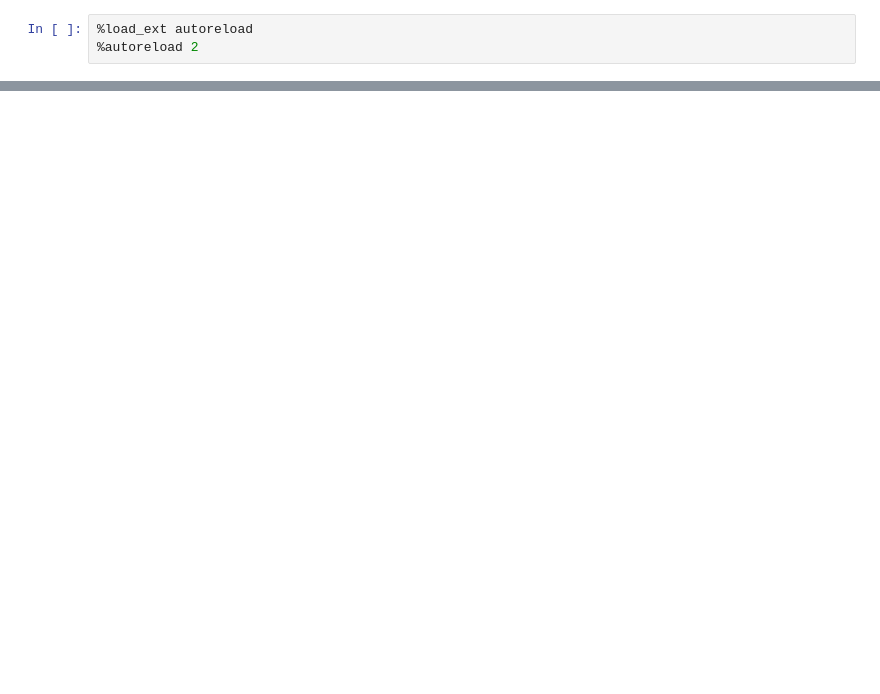
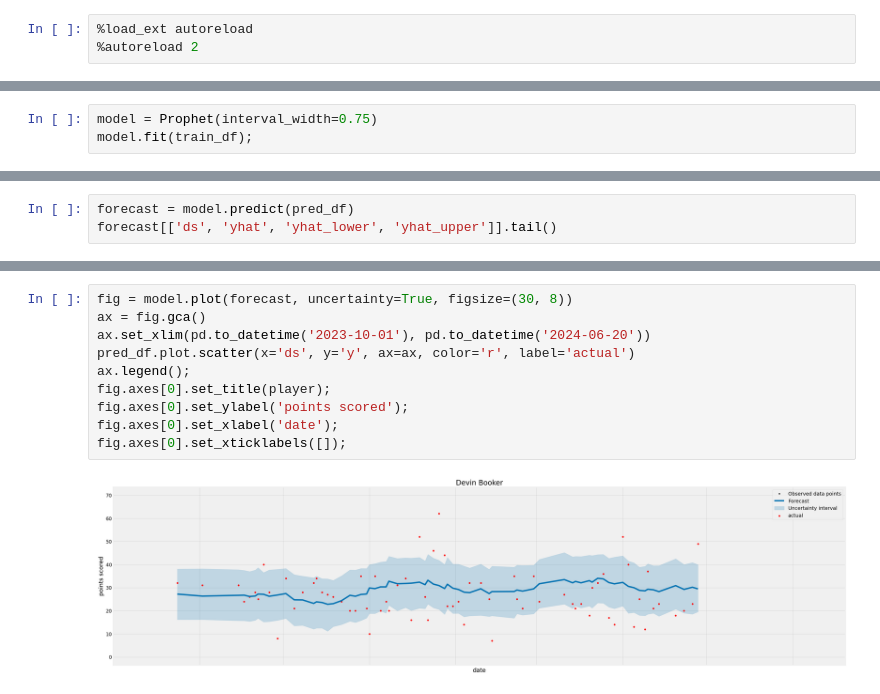
Before and after one commit to samharshe/TBN, a Jupyter notebook: scratch.ipynb, the cells around one changed output, grey strips where cells are left out. Saved outputs shown, nothing was run; the diff lists cells and outputs as text; blank space fills up the shorter version.

```diff
--- a/scratch.ipynb
+++ b/scratch.ipynb
@@ -84,0 +25,3 @@ Run summary:
+# %%
+model = Prophet(interval_width=0.75)
+model.fit(train_df);
@@ -84,0 +31,3 @@ Run summary:
+# %%
+forecast = model.predict(pred_df)
+forecast[['ds', 'yhat', 'yhat_lower', 'yhat_upper']].tail()
@@ -84,0 +41,12 @@ Run summary:
+# %%
+fig = model.plot(forecast, uncertainty=True, figsize=(30, 8))
+ax = fig.gca()
+ax.set_xlim(pd.to_datetime('2023-10-01'), pd.to_datetime('2024-06-20'))
+pred_df.plot.scatter(x='ds', y='y', ax=ax, color='r', label='actual')
+ax.legend();
+fig.axes[0].set_title(player);
+fig.axes[0].set_ylabel('points scored');
+fig.axes[0].set_xlabel('date');
+fig.axes[0].set_xticklabels([]);
+# %% [output]
+[figure, added]
```
Also changed, not shown: parts of 12 cells of this notebook.
